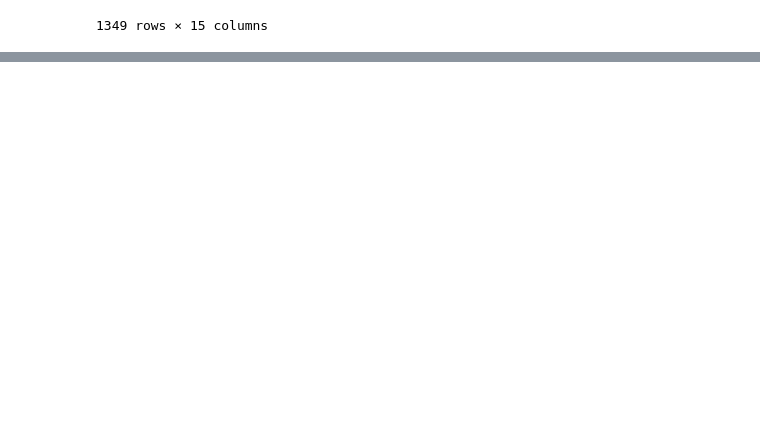
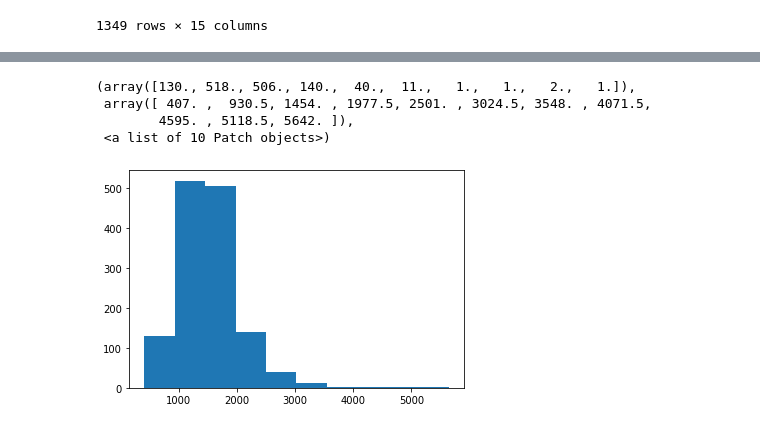
Before and after one commit to ggpp200/corap, a Jupyter notebook: house.ipynb, the cells around one changed output, grey strips where cells are left out. Drawn from its saved outputs; the diff is of its cells as text; code cells hidden in the pictures; blank space fills up the shorter version.

```diff
--- a/house.ipynb
+++ b/house.ipynb
@@ -627,0 +665,8 @@ sns.heatmap(data = new_data.corr(), annot=True, fmt = '.2f', linewidths=.5, cmap
+# %%
+plt.hist(test['Gr Liv Area'])
+# %% [output]
+(array([130., 518., 506., 140.,  40.,  11.,   1.,   1.,   2.,   1.]),
+ array([ 407. ,  930.5, 1454. , 1977.5, 2501. , 3024.5, 3548. , 4071.5,
+        4595. , 5118.5, 5642. ]),
+ <a list of 10 Patch objects>)
+[figure, added]
```
Also changed, not shown: parts of 22 cells of this notebook.
